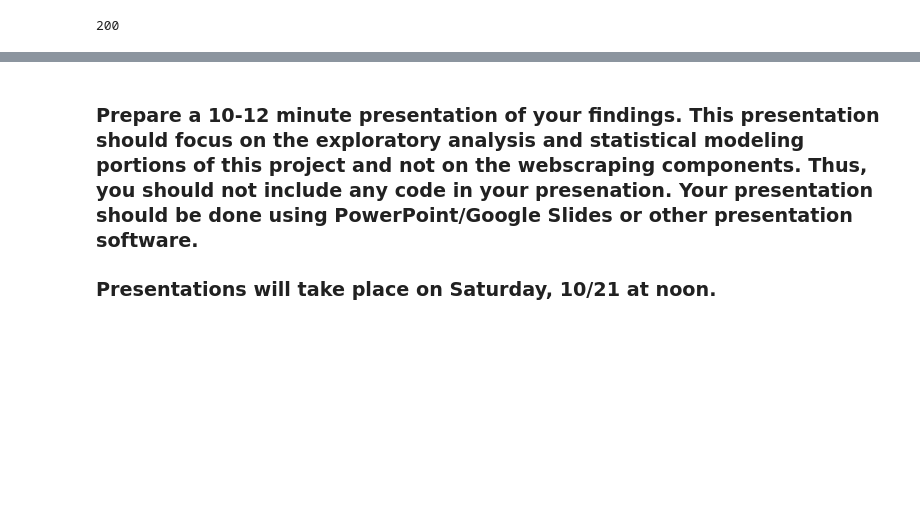
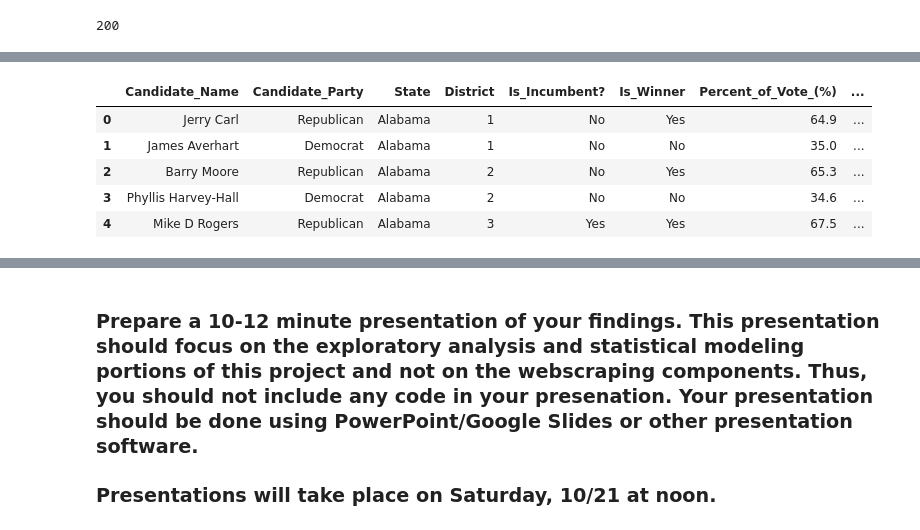
Before and after one commit to ballir27/webscraping-open-secrets-2020-US-House-Elections, a Jupyter notebook: NAO_webscraping_open_secrets.ipynb, the cells around one changed output, grey strips where cells are left out. Cells and saved outputs as stored; diff of their text form; code cells hidden in the pictures; blank space fills up the shorter version.

```diff
--- a/NAO_webscraping_open_secrets.ipynb
+++ b/NAO_webscraping_open_secrets.ipynb
@@ -101,0 +195,10 @@ reps
+# %%
+df = pd.read_csv('C:/Users/ndidi/Documents/NSS_Projects/webscraping-open-secrets-ds7_creepin-it-real/full_candidate_info.csv')
+df.head()
+# %% [output]
+|  | Candidate_Name | Candidate_Party | State | District | Is_Incumbent? | Is_Winner | Percent_of_Vote_(%) | ... |
+| 0 | Jerry Carl | Republican | Alabama | 1 | No | Yes | 64.9 | ... |
+| 1 | James Averhart | Democrat | Alabama | 1 | No | No | 35.0 | ... |
+| 2 | Barry Moore | Republican | Alabama | 2 | No | Yes | 65.3 | ... |
+| 3 | Phyllis Harvey-Hall | Democrat | Alabama | 2 | No | No | 34.6 | ... |
+| 4 | Mike D Rogers | Republican | Alabama | 3 | Yes | Yes | 67.5 | ... |
```
Also changed, not shown: parts of 27 cells of this notebook.
